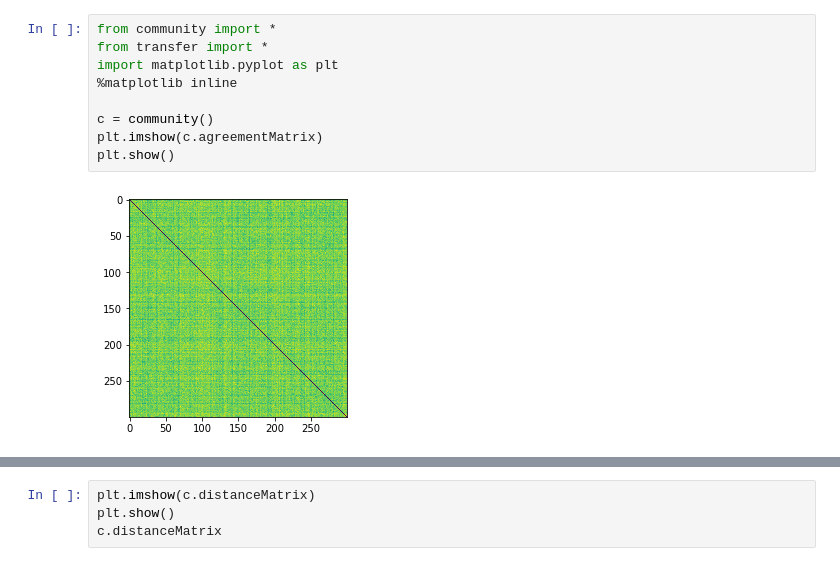
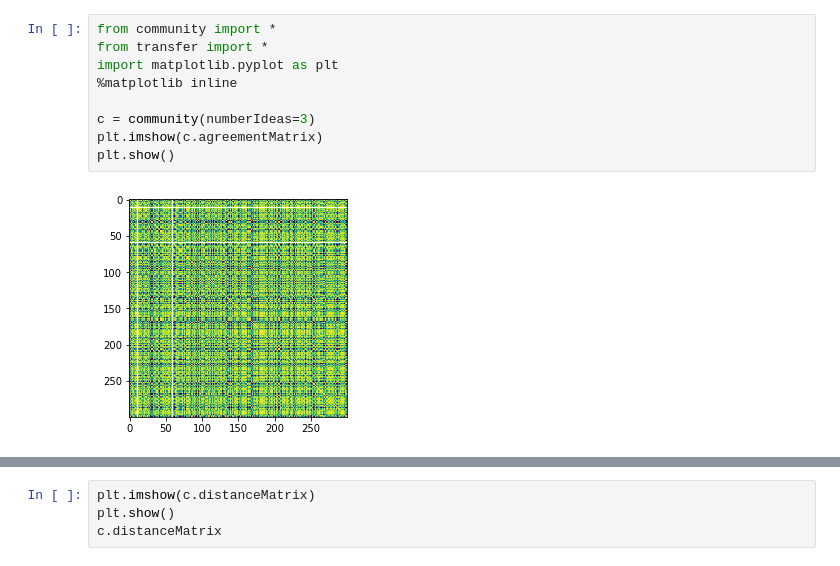
Before and after one commit to tcikezu/ideatransfer, a Jupyter notebook: run.ipynb, the cells around one changed output, grey strips where cells are left out. Saved outputs shown, nothing was run; the diff lists cells and outputs as text.

```diff
--- a/run.ipynb
+++ b/run.ipynb
@@ -1,11 +1,11 @@
 # %%
 from community import *
 from transfer import *
 import matplotlib.pyplot as plt
 %matplotlib inline
 
-c = community()
+c = community(numberIdeas=3)
 plt.imshow(c.agreementMatrix)
 plt.show()
 # %% [output]
-[figure, old version]
+[figure, new version]
```
Also changed, not shown: parts of 8 cells of this notebook, 3 other files.
